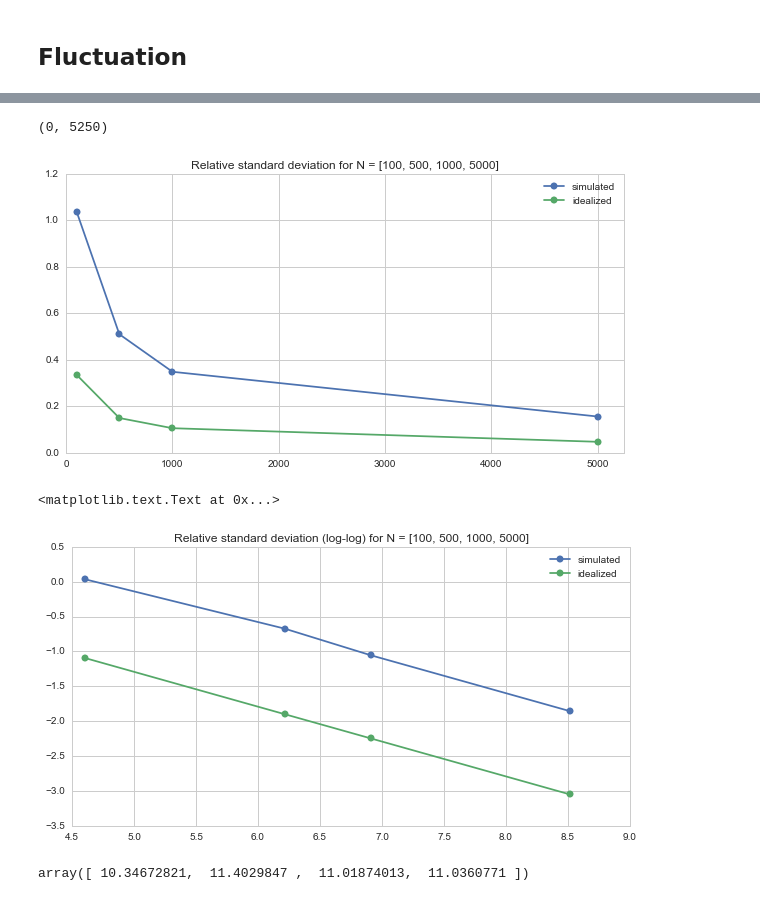
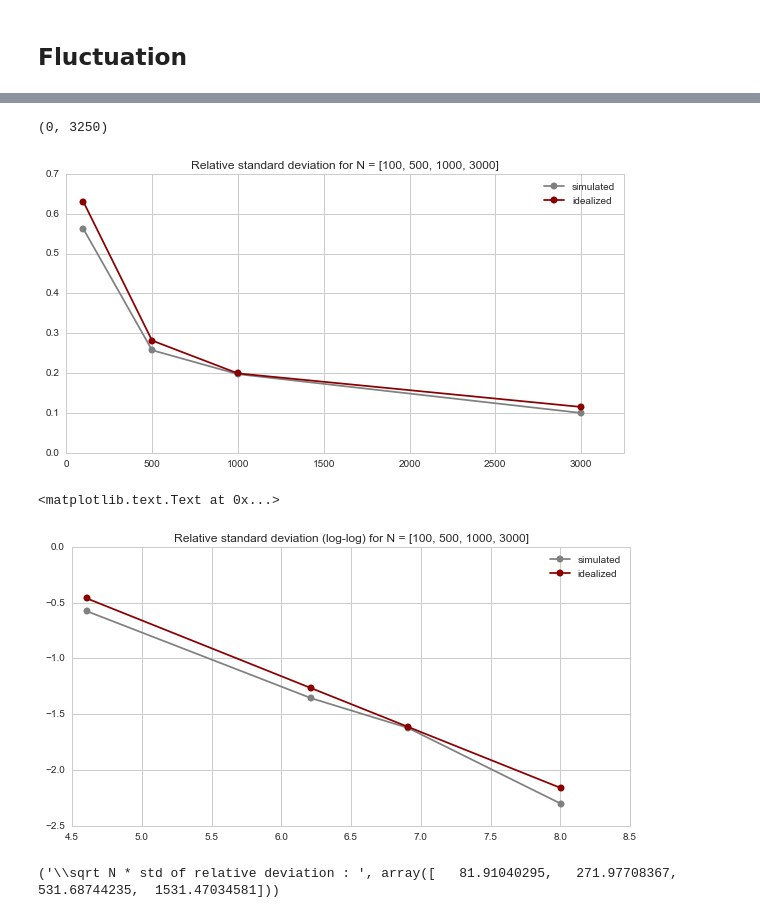
Before and after one commit to MGIMM/Rare-Events, a Jupyter notebook: simulation/Fluctuation_analysis_fixed_level_(toy_example).ipynb, the cells around one changed output, grey strips where cells are left out. Cells and saved outputs as stored; diff of their text form; code cells hidden in the pictures.

```diff
--- a/simulation/Fluctuation_analysis_fixed_level_(toy_example).ipynb
+++ b/simulation/Fluctuation_analysis_fixed_level_(toy_example).ipynb
@@ -20,7 +20,7 @@ from scipy.stats import norm
 
 # sequence of levels: idealized situation
 
-q_test = 4
+q_test = 8
 p = (1-norm.cdf(q_test))*2
 
 ###idealized situation
@@ -142,8 +153,8 @@ simulation_fixed_levels(real_p = p ,N = 500, L = L_ideal
 # %%
-list_N = [100,500,1000,5000]
+list_N = [100,500,1000,3000]
 n_choice_N = len(list_N)
-n_sim = 100
-#N = 100, 1000, 10000, 100000
+n_sim = 500
+
 sim_N =[[ [] for j in range(n_sim)] for i in range(n_choice_N)]
 print ("Total number of simulation: ", n_choice_N)
 for index_sim in range(n_choice_N):
@@ -201,24 +212,25 @@ for i in range(n_choice_N):
 # %%
 plt.figure(figsize = [10,5])
-plt.plot(list_N, std_sqrtN/ np.sqrt(list_N), label = "simulated", marker = 'o')
-plt.plot(list_N,  sigma_theoretical /np.sqrt(list_N), label = "idealized", marker = 'o'    )
+plt.plot(list_N, std_sqrtN/ np.sqrt(list_N), label = "simulated", marker = 'o',color ="grey")
+plt.plot(list_N,  sigma_theoretical /np.sqrt(list_N), label = "idealized", marker = 'o' ,color = "darkred"   )
 plt.legend()
 
 plt.title("Relative standard deviation for N = "+str(list_N))
-plt.xlim([0,5250])
+plt.xlim([0,3250])
 # %% [output]
-(0, 5250)
+(0, 3250)
-[figure, old version]
+[figure, new version]
 # %%
 plt.figure(figsize = [10,5])
-plt.plot(np.log(list_N), np.log(std_sqrtN/ np.sqrt(list_N)), label = "simulated", marker = 'o')
-plt.plot(np.log(list_N),  np.log(sigma_theoretical /np.sqrt(list_N)), label = "idealized", marker = 'o'    )
+plt.plot(np.log(list_N), np.log(std_sqrtN/ np.sqrt(list_N)), label = "simulated", marker = 'o',color ="grey")
+plt.plot(np.log(list_N),  np.log(sigma_theoretical /np.sqrt(list_N)), label = "idealized", marker = 'o' ,color ="darkred"   )
 plt.legend()
 plt.title("Relative standard deviation (log-log) for N = "+str(list_N))
 # %% [output]
 <matplotlib.text.Text at 0x...>
-[figure, old version]
+[figure, new version]
-# %%
-std_sqrtN
-# %% [output]
-array([ 10.34672821,  11.4029847 ,  11.01874013,  11.0360771 ])
+# %%
+std_sqrtN_to0 = np.array([np.mean(sigma_relative_variation_sim[i]**2) for i in range(n_choice_N)])
+print ("\sqrt N * std of relative deviation : ", std_sqrtN_to0 )
+# %% [output]
+('\\sqrt N * std of relative deviation : ', array([   81.91040295,   271.97708367,   531.68744235,  1531.47034581]))
```
Also changed, not shown: parts of 6 cells of this notebook.
